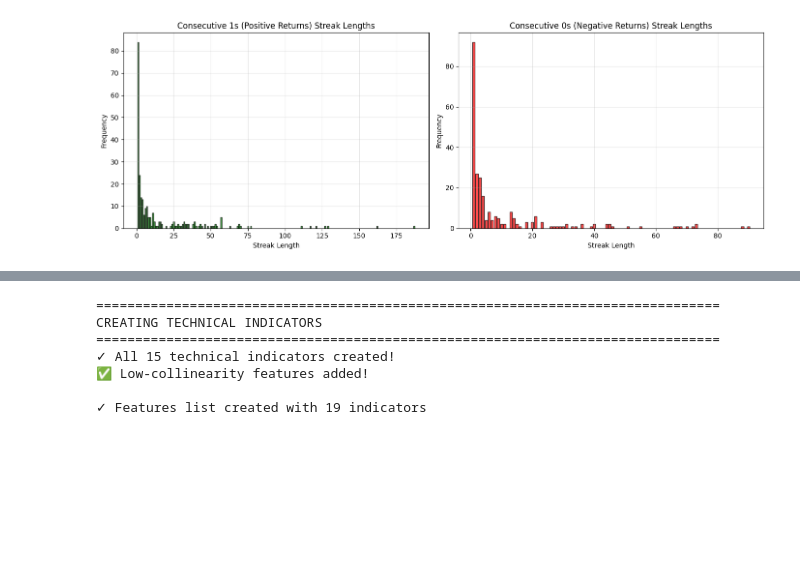
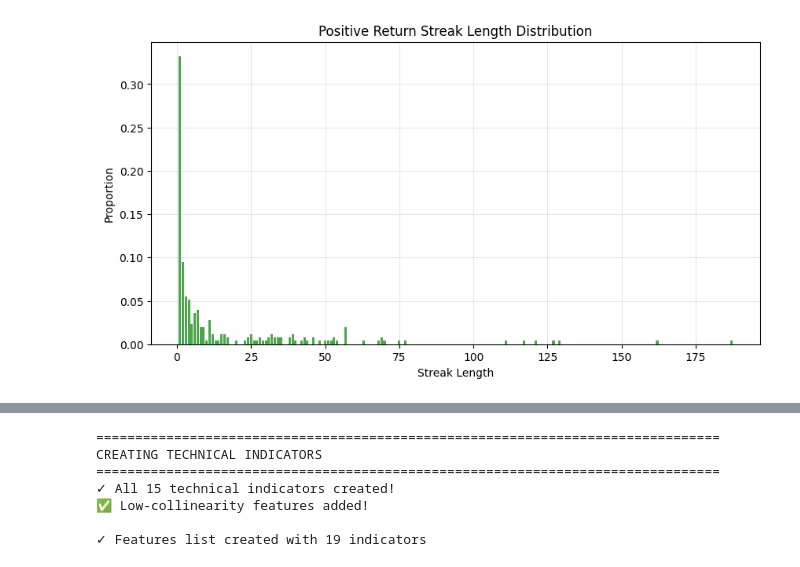
Before and after one commit to dansil2301/BasicStockPricePrediction, a Jupyter notebook: Pranav2.ipynb, the cells around one changed output, grey strips where cells are left out. Drawn from its saved outputs; the diff is of its cells as text; code cells hidden in the pictures; blank space fills up the shorter version.

```diff
--- a/Pranav2.ipynb
+++ b/Pranav2.ipynb
@@ -170,0 +240,14 @@ plot_target_over_time(df_good)
+# %%
+horizon = 30
+
+# Forward 30-day return (ROC in %)
+df["roc_30d"] = (
+    (df["Adj Close"].shift(-horizon) - df["Adj Close"])
+    / df["Adj Close"]
+) * 100
+
+# Binary target (1 = return > 0.02%, 0 otherwise)
+threshold = 0.02
+df["target"] = np.where(df["roc_30d"] > threshold, 1, 0)
+# Remove rows with undefined future returns
+df = df.iloc[:-horizon]
@@ -174,13 +337,11 @@ plot_target_over_time(df_good)
 def analyze_streaks(series):
     """
     Analyze consecutive occurrences of same value in a series.
-    Returns streak lengths and their frequencies.
+    Returns streak lengths for 1s and 0s.
     """
-    # Remove NaN values
     clean_series = series.dropna().reset_index(drop=True)
 
-    streaks_1 = []
-    streaks_0 = []
+    streaks_1, streaks_0 = [], []
 
     current_value = clean_series.iloc[0]
     current_streak = 1
@@ -189,17 +350,15 @@ def analyze_streaks(series):
         if clean_series.iloc[i] == current_value:
             current_streak += 1
         else:
-            # Streak ended
             if current_value == 1:
                 streaks_1.append(current_streak)
             else:
                 streaks_0.append(current_streak)
 
-            # Start new streak
             current_value = clean_series.iloc[i]
             current_streak = 1
 
-    # Don't forget last streak
+    # Append last streak
     if current_value == 1:
         streaks_1.append(current_streak)
     else:
@@ -207,42 +366,55 @@ def analyze_streaks(series):
 
     return streaks_1, streaks_0
 
-# Get streaks
+
+# ---- Compute streaks ----
 streaks_1, streaks_0 = analyze_streaks(df["target"])
 
-print("=" * 50)
-print("CONSECUTIVE 1s (POSITIVE RETURNS)")
-print("=" * 50)
-print(f"Total streaks of 1s: {len(streaks_1)}")
-print(f"Streak lengths distribution:")
+
+# ---- Convert to distributions ----
 streak_1_counts = pd.Series(streaks_1).value_counts().sort_index()
-print(streak_1_counts)
-print(f"\nMin streak: {min(streaks_1)}, Max streak: {max(streaks_1)}, Avg: {np.mean(streaks_1):.2f}")
+streak_0_counts = pd.Series(streaks_0).value_counts().sort_index()
 
-print("\n" + "=" * 50)
-print("CONSECUTIVE 0s (NEGATIVE RETURNS)")
-print("=" * 50)
-print(f"Total streaks of 0s: {len(streaks_0)}")
-print(f"Streak lengths distribution:")
-streak_0_counts = pd.Series(streaks_0).value_counts().sort_index()
-print(streak_0_counts)
-print(f"\nMin streak: {min(streaks_0)}, Max streak: {max(streaks_0)}, Avg: {np.mean(streaks_0):.2f}")
+streak_1_dist = streak_1_counts / streak_1_counts.sum()
+streak_0_dist = streak_0_counts / streak_0_counts.sum()
 
-# Visualize
-fig, axes = plt.subplots(1, 2, figsize=(14, 5))
 
-axes[0].bar(streak_1_counts.index, streak_1_counts.values, color='green', alpha=0.7, edgecolor='black')
-axes[0].set_xlabel("Streak Length")
-axes[0].set_ylabel("Frequency")
-axes[0].set_title("Consecutive 1s (Positive Returns) Streak Lengths")
-axes[0].grid(alpha=0.3)
+# ---- Summary statistics ----
+avg_1 = np.mean(streaks_1)
+avg_0 = np.mean(streaks_0)
 
-axes[1].bar(streak_0_counts.index, streak_0_counts.values, color='red', alpha=0.7, edgecolor='black')
-axes[1].set_xlabel("Streak Length")
-axes[1].set_ylabel("Frequency")
-axes[1].set_title("Consecutive 0s (Negative Returns) Streak Lengths")
-axes[1].grid(alpha=0.3)
 
-plt.tight_layout()
+max_1, max_0 = max(streaks_1), max(streaks_0)
+
+print("===== STREAK SUMMARY =====")
+
+print("\nPositive Returns (1s):")
+print(f"Avg Length        : {avg_1:.2f}")
+print(f"Max Length        : {max_1}")
+
+print("\nNegative Returns (0s):")
+print(f"Avg Length        : {avg_0:.2f}")
+print(f"Max Length        : {max_0}")
+
+
+# ---- Plot: FULL distributions (no truncation) ----
+
+# Positive streaks
+plt.figure(figsize=(10,5))
+plt.bar(streak_1_dist.index, streak_1_dist.values, color="green", alpha=0.7)
+plt.title("Positive Return Streak Length Distribution")
+plt.xlabel("Streak Length")
+plt.ylabel("Proportion")
+plt.grid(alpha=0.3)
 plt.show()
+
+
+# Negative streaks
+plt.figure(figsize=(10,5))
+plt.bar(streak_0_dist.index, streak_0_dist.values, color="red", alpha=0.7)
+plt.title("Negative Return Streak Length Distribution")
+plt.xlabel("Streak Length")
+plt.ylabel("Proportion")
+plt.grid(alpha=0.3)
+plt.show()
 # %% [output]
@@ -266 +430 @@ Min streak: 1, Max streak: 90, Avg: 9.93
-[figure, old version]
+[figure, new version]
```
Also changed, not shown: parts of 54 cells of this notebook, 5 other files.
